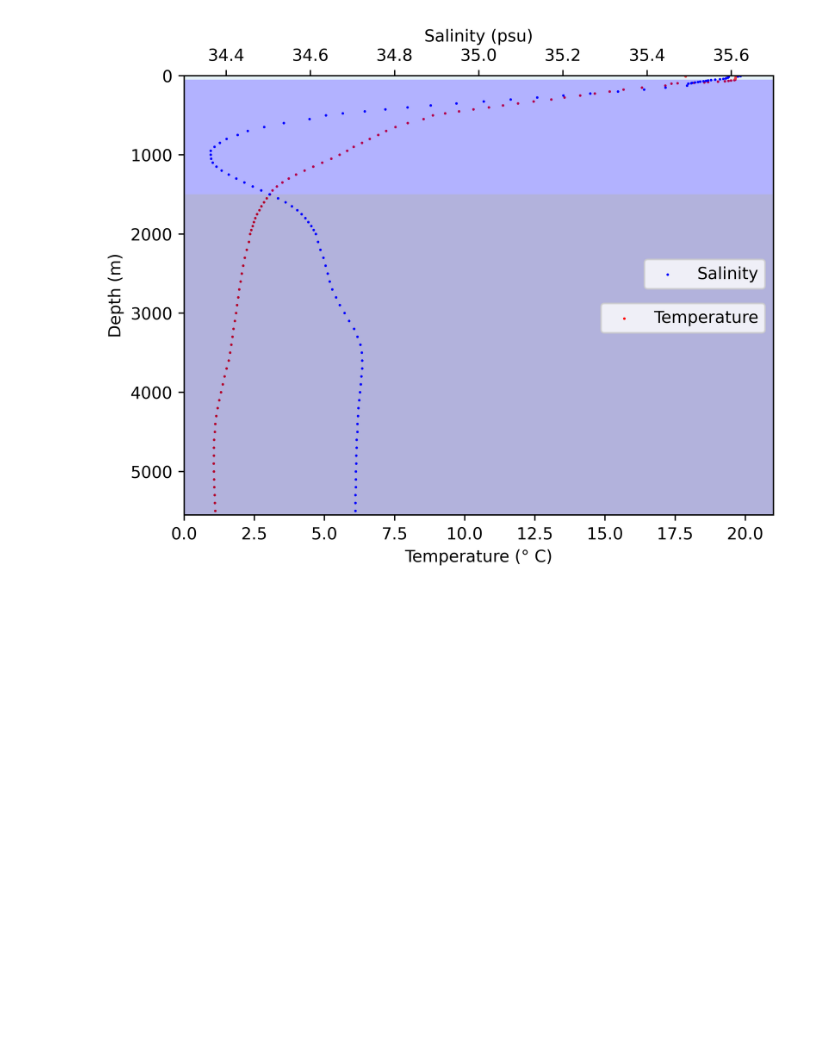
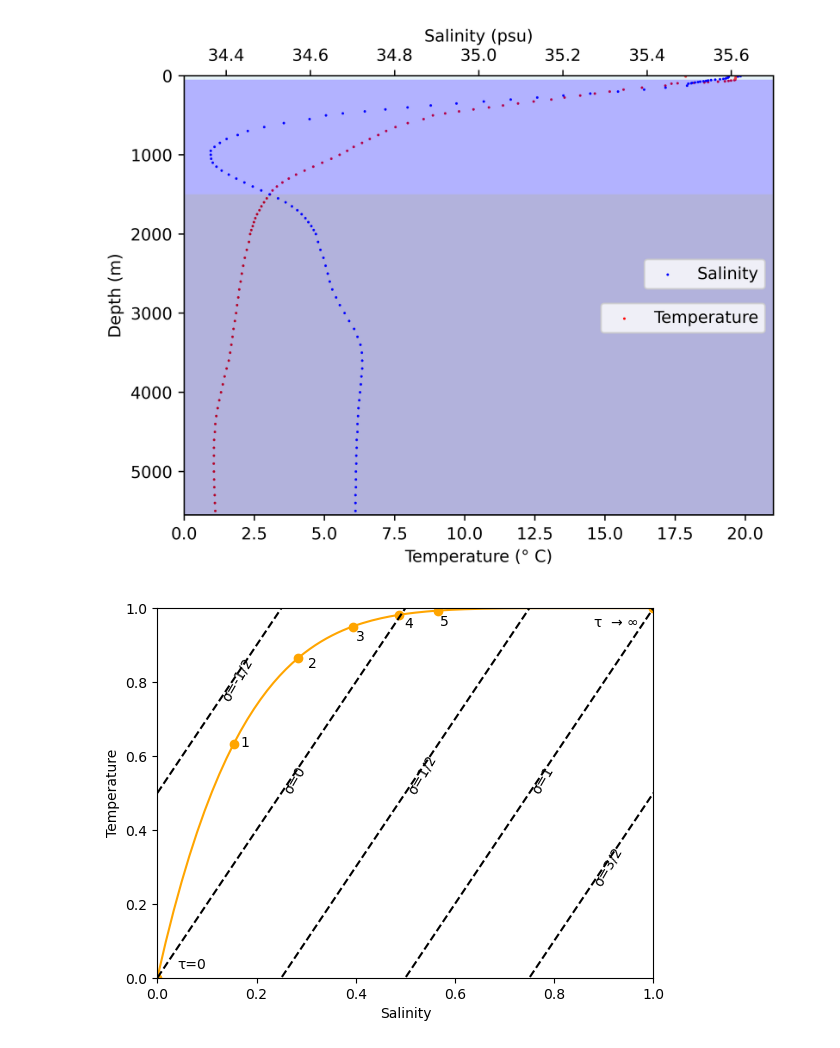
Before and after one commit to damiskov/gulf-stream-modelling, a Jupyter notebook: plots/test.ipynb, the cells around one changed output. Saved outputs shown, nothing was run; the diff lists cells and outputs as text; code cells hidden in the pictures; blank space fills up the shorter version.

Commit message:
Fixed plots

```diff
--- a/plots/test.ipynb
+++ b/plots/test.ipynb
@@ -120,3 +120,77 @@ plt.gca().invert_yaxis()
 plt.show()
 # %% [output]
 [figure]
+# %%
+import numpy as np
+import matplotlib.pyplot as plt
+
+# Stommel's one-box model
+
+tau = np.arange(0, 100, 0.1)
+x_tau_1 = np.array([0, 3/8])
+x_tau_2 = np.array([5/8, 1])
+
+x = lambda t: 1 - np.exp(-t/6)
+y = lambda t: 1 - np.exp(-t)
+
+y_sigma = lambda sigma, x_t: 2*x_t -sigma
+
+markers = np.array([0,1,2,3,4,5,100])
+
+# Temperature vs Salinity, green graph
+plt.plot(x(tau), y(tau), c='orange')
+
+plt.xlim(0,1)
+plt.ylim(0,1)
+
+# Denisity anomaly annotations
+plt.annotate('\u03C3=-1/2', xy=(1/8, 3/4), rotation=60)
+plt.annotate('\u03C3=0', xy=(1/4, 1/2), rotation=60)
+plt.annotate('\u03C3=1/2', xy=(1/2, 1/2), rotation=60)
+plt.annotate('\u03C3=1', xy=(3/4, 1/2), rotation=60)
+plt.annotate('\u03C3=3/2', xy=(7/8, 1/4), rotation=60)
+
+
+
+# Density anomalies, represented by y = 2*x - sigma
+# make lines dashed
+# Leave empty space between lines and annotations
+# sigma = -1/2, 0, 1/2, 1, 3/2
+
+plt.plot(x_tau_1, y_sigma(-1/2, x_tau_1), c='k', linestyle='dashed')
+plt.plot(x_tau_2, y_sigma(-1/2, x_tau_2), c='k', linestyle='dashed')
+
+
+
+plt.plot(x_tau_1, y_sigma(0, x_tau_1), c='k', linestyle='dashed')
+
+plt.plot(x_tau_1, y_sigma(1/2, x_tau_1), c='k', linestyle='dashed')
+plt.plot(x_tau_1, y_sigma(1, x_tau_1), c='k', linestyle='dashed')
+plt.plot(x_tau_1, y_sigma(3/2, x_tau_1), c='k', linestyle='dashed')
+
+
+# tau annotations
+
+plt.annotate('\u03C4  \u2192 \u221E', xy=(0.88, 0.95))
+plt.annotate('\u03C4=0', xy=(0.04, 0.025))
+plt.annotate('1', xy=(0.168, 0.624))
+plt.annotate('2', xy=(0.303, 0.840))
+plt.annotate('3', xy=(0.401, 0.912))
+plt.annotate('4', xy=(0.498, 0.948))
+plt.annotate('5', xy=(0.57, 0.952))
+
+
+
+# Time markers, orange color
+plt.scatter(x(markers), y(markers), marker='o', c='orange')
+
+
+
+# make dpi = 600
+plt.savefig('one_box_xy.png', dpi=600)
+
+plt.xlabel('Salinity')
+plt.ylabel('Temperature')
+plt.show()
+# %% [output]
+[figure, added]
```
Also changed, not shown: parts of 1 cell of this notebook, 4 other files.
